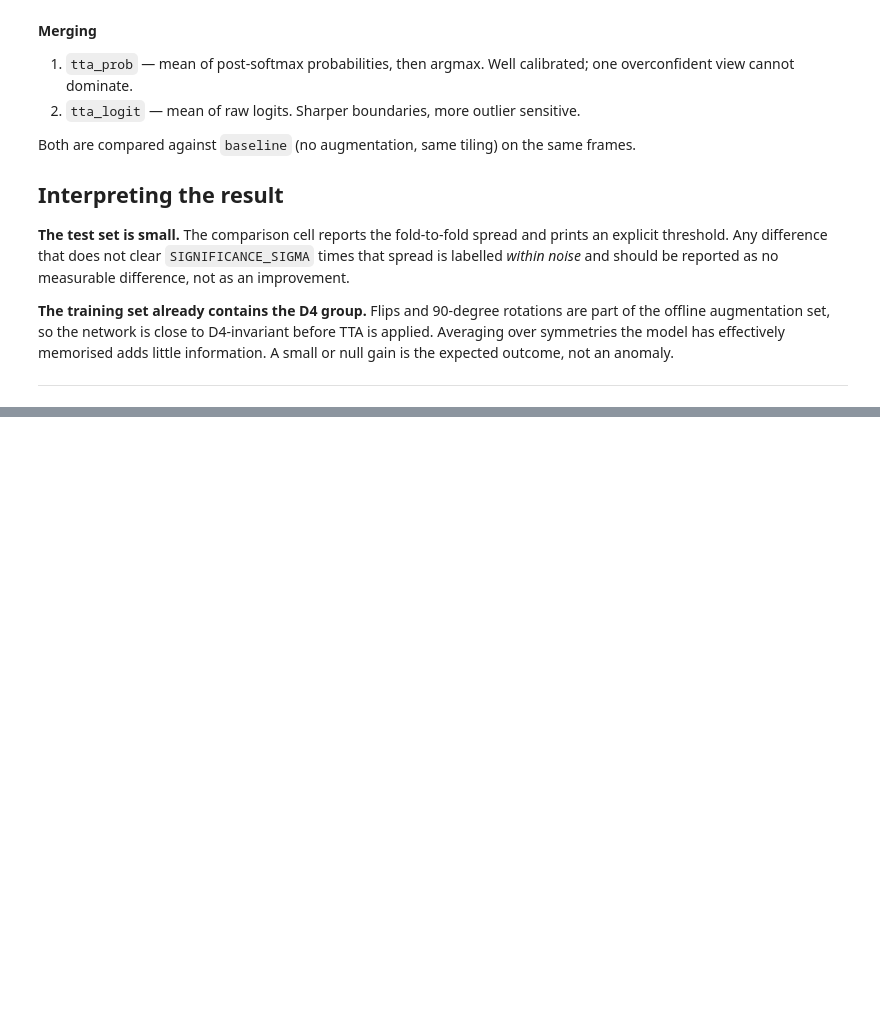
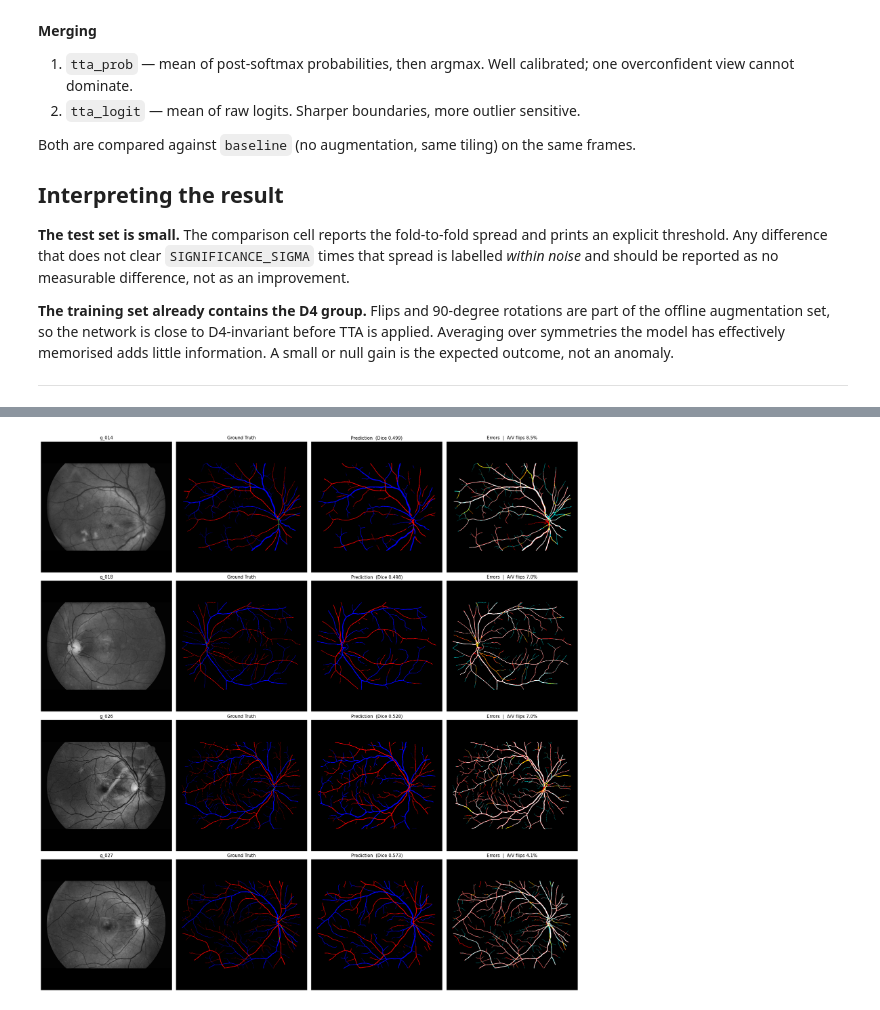
Before and after one commit to tanishhhk/AV_Segmentation, a Jupyter notebook: 8_attention_UNET_kernel_cldice.ipynb, the cells around one changed output, grey strips where cells are left out. Saved outputs shown, nothing was run; the diff lists cells and outputs as text; code cells hidden in the pictures; blank space fills up the shorter version.

Commit message:
Research Pipeline Model

```diff
--- a/8_attention_UNET_kernel_cldice.ipynb
+++ b/8_attention_UNET_kernel_cldice.ipynb
@@ -3292,0 +3340,91 @@ print("=" * 62)
+# %%
+# =============================================================================
+# Qualitative Visualisation -- Held-Out Test Frames
+# =============================================================================
+#
+# Input | Ground Truth | Prediction | Error map
+#
+# Error map colours:
+#   white   correct vessel pixel
+#   yellow  A/V label flip        (vessel found, identity wrong)
+#   red     false positive        (predicted vessel, none there)
+#   cyan    false negative        (missed a vessel)
+
+VIS_FOLD = 0
+VIS_N = 4
+
+
+def load_fold_model(fold):
+
+    ckpt = torch.load(fold_checkpoint(fold), map_location=DEVICE)
+
+    model = build_model()
+
+    _ref = model.state_dict()
+    model.load_state_dict(
+        {k: v.to(dtype=_ref[k].dtype) for k, v in ckpt["ema_state_dict"].items()}
+    )
+
+    model.eval()
+
+    return model, ckpt
+
+
+def error_map(pred, gt):
+
+    h, w = gt.shape
+    out = np.zeros((h, w, 3), dtype=np.uint8)
+
+    pred_v = pred > 0
+    gt_v   = gt > 0
+
+    out[pred_v & gt_v & (pred == gt)] = [255, 255, 255]   # correct
+    out[pred_v & gt_v & (pred != gt)] = [255, 255,   0]   # label flip
+    out[pred_v & ~gt_v]               = [255,   0,   0]   # false positive
+    out[~pred_v & gt_v]               = [  0, 255, 255]   # false negative
+
+    return out
+
+
+model, ckpt = load_fold_model(VIS_FOLD)
+
+print(f"fold {VIS_FOLD} | epoch {ckpt['epoch']} | val dice {ckpt['val_dice']:.4f}")
+
+stems = TEST_STEMS[:VIS_N]
+ds = FrameDataset(stems)
+
+fig, axes = plt.subplots(len(stems), 4, figsize=(19, 4.9 * len(stems)))
+
+if len(stems) == 1:
+    axes = axes[None, :]
+
+for r, stem in enumerate(stems):
+
+    image, mask = ds[r]
+
+    logits = predict_frame(model, image)
+    pred = torch.argmax(logits, dim=0).cpu().numpy().astype(np.uint8)
+
+    d, per_class = dice_score(logits.unsqueeze(0), mask.unsqueeze(0).to(DEVICE))
+
+    gt = mask.numpy().astype(np.uint8)
+    img = np.transpose(image.numpy(), (1, 2, 0))
+
+    flips = int(((pred > 0) & (gt > 0) & (pred != gt)).sum())
+    vessel = int((gt > 0).sum())
+
+    panels = [
+        (img, f"{stem}"),
+        (class_to_rgb(gt), "Ground Truth"),
+        (class_to_rgb(pred), f"Prediction  (Dice {d:.3f})"),
+        (error_map(pred, gt), f"Errors  |  A/V flips {flips / max(vessel, 1) * 100:.1f}%"),
+    ]
+
+    for c, (im, title) in enumerate(panels):
+        axes[r, c].imshow(im)
+        axes[r, c].set_title(title, fontsize=11)
+        axes[r, c].axis("off")
+
+plt.tight_layout()
+plt.show()
+# %% [output]
@@ -3292,0 +3432 @@ print("=" * 62)
+[figure, added]
```
Also changed, not shown: parts of 15 cells of this notebook, 1 other file.
